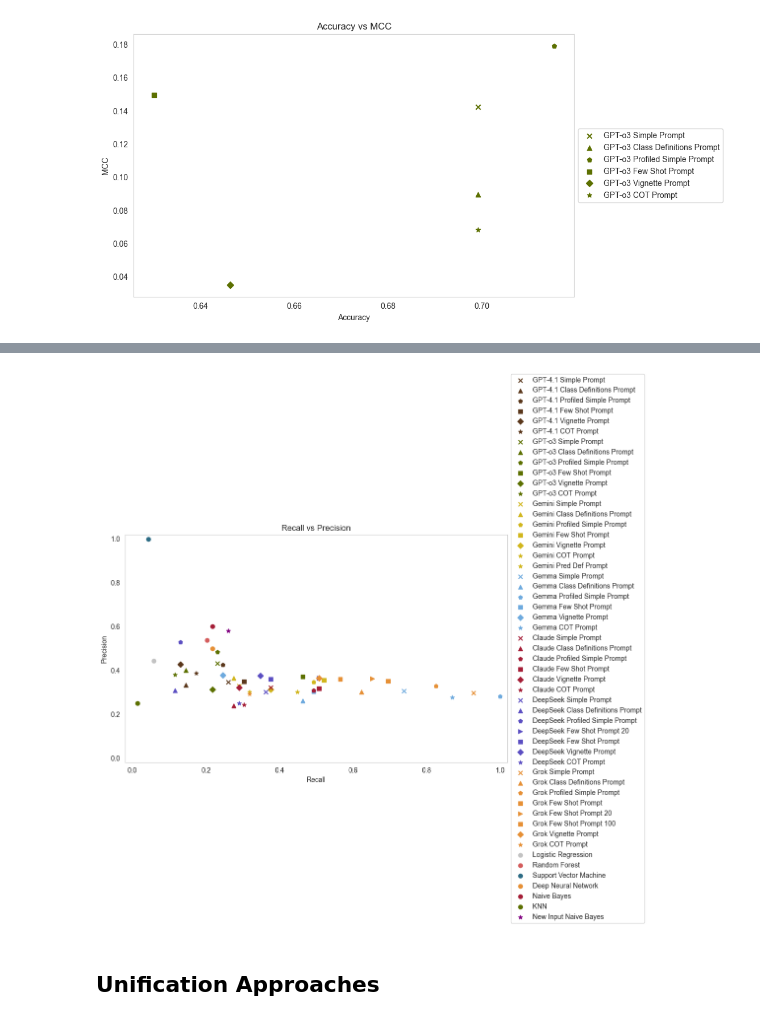
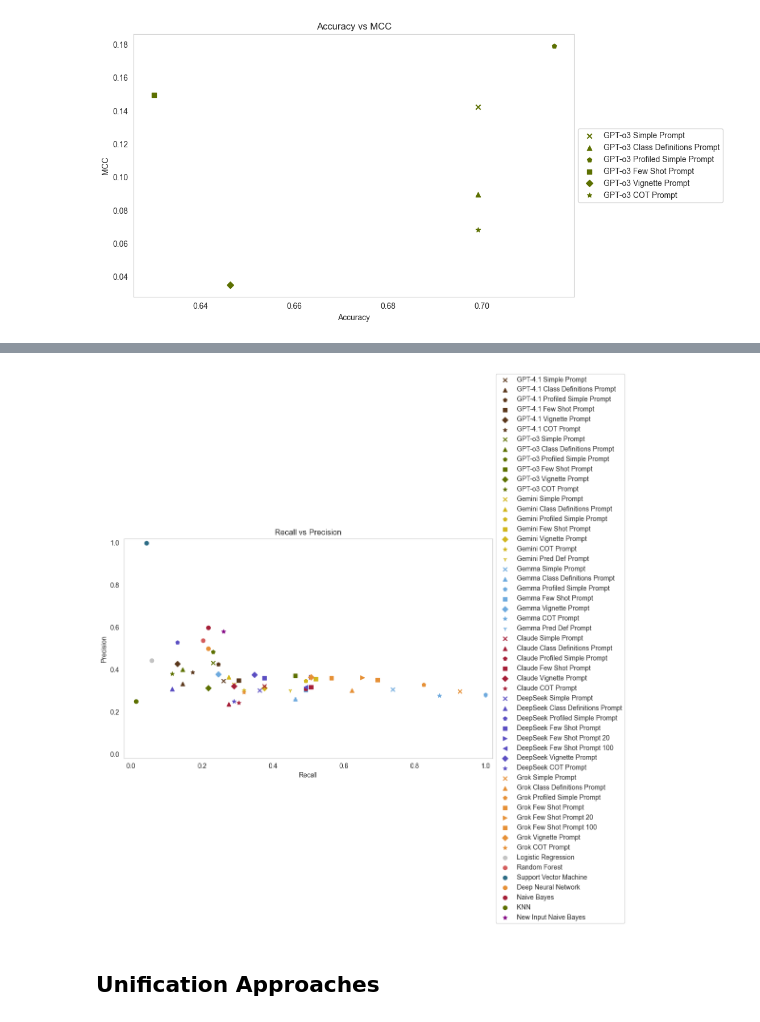
Before and after one commit to kimmizi/master_thesis, a Jupyter notebook: exp/05_Evaluation_Performance.ipynb, the cells around one changed output, grey strips where cells are left out. Drawn from its saved outputs; the diff is of its cells as text; code cells hidden in the pictures.

```diff
--- a/exp/05_Evaluation_Performance.ipynb
+++ b/exp/05_Evaluation_Performance.ipynb
@@ -79,6 +79,7 @@ y_pred_Gemma_profiled_simple_prompt = pd.read_csv("02_LLM/y_pred_LLMs/Gemma/y_pr
 y_pred_Gemma_few_shot_prompt = pd.read_csv("02_LLM/y_pred_LLMs/Gemma/y_pred_gemma_few_shot_prompt.csv", sep =",")
 y_pred_Gemma_vignette_prompt = pd.read_csv("02_LLM/y_pred_LLMs/Gemma/y_pred_gemma_vignette_prompt.csv", sep =",")
 y_pred_Gemma_cot_prompt = pd.read_csv("02_LLM/y_pred_LLMs/Gemma/y_pred_gemma_cot_prompt.csv", sep =",")
+y_pred_Gemma_pred_def_prompt = pd.read_csv("02_LLM/y_pred_LLMs/Gemma/y_pred_gemma_pred_def_prompt.csv", sep =",")
 # %%
 y_pred_Claude_4_simple_prompt = pd.read_csv("02_LLM/y_pred_LLMs/Claude/y_pred_claude_simple_prompt.csv", sep =",")
 y_pred_Claude_4_class_def_prompt = pd.read_csv("02_LLM/y_pred_LLMs/Claude/y_pred_claude_class_definitions_prompt.csv", sep =",")
@@ -381,3 +239,4 @@ metrics_Gemma_profiled_simple_prompt = calculate_metrics(y_test, y_pred_Gemma_pr
 metrics_Gemma_few_shot_prompt = calculate_metrics(y_test, y_pred_Gemma_few_shot_prompt["y_pred"])
 metrics_Gemma_vignette_prompt = calculate_metrics(y_test, y_pred_Gemma_vignette_prompt["y_pred"])
 metrics_Gemma_cot_prompt = calculate_metrics(y_test, y_pred_Gemma_cot_prompt["y_pred"])
+metrics_Gemma_pred_def_prompt = calculate_metrics(y_test, y_pred_Gemma_pred_def_prompt["y_pred"])
@@ -406,7 +251,8 @@ metrics_Claude_4_cot_prompt = calculate_metrics(y_test, y_pred_Claude_4_cot_prom
 metrics_DeepSeek_simple_prompt = calculate_metrics(y_test, y_pred_DeepSeek_simple_prompt["y_pred"])
 metrics_DeepSeek_class_def_prompt = calculate_metrics(y_test, y_pred_DeepSeek_class_def_prompt["y_pred"])
 metrics_DeepSeek_profiled_simple_prompt = calculate_metrics(y_test, y_pred_DeepSeek_profiled_simple_prompt["y_pred"])
+metrics_DeepSeek_few_shot_prompt = calculate_metrics(y_test, y_pred_DeepSeek_few_shot_prompt["y_pred"])
 metrics_DeepSeek_few_shot_prompt_20 = calculate_metrics(y_test, y_pred_DeepSeek_few_shot_prompt_20["y_pred"])
-metrics_DeepSeek_few_shot_prompt = calculate_metrics(y_test, y_pred_DeepSeek_few_shot_prompt["y_pred"])
+metrics_DeepSeek_few_shot_prompt_100 = calculate_metrics(y_test, y_pred_DeepSeek_few_shot_prompt_100["y_pred"])
 metrics_DeepSeek_vignette_prompt = calculate_metrics(y_test, y_pred_DeepSeek_vignette_prompt["y_pred"])
 metrics_DeepSeek_cot_prompt = calculate_metrics(y_test, y_pred_DeepSeek_cot_prompt["y_pred"])
@@ -815,7 +648,7 @@ plt.scatter(metrics_Gemini_few_shot_prompt["recall"], metrics_Gemini_few_shot_pr
 # plt.scatter(metrics_Gemini_few_shot_prompt_100["recall"], metrics_Gemini_few_shot_prompt_100["precision"], label = "Gemini Few Shot Prompt 100", color = hex_colors[2], marker = "v")
 plt.scatter(metrics_Gemini_vignette_prompt["recall"], metrics_Gemini_vignette_prompt["precision"], label = "Gemini Vignette Prompt", color = hex_colors[2], marker = "D")
 plt.scatter(metrics_Gemini_cot_prompt["recall"], metrics_Gemini_cot_prompt["precision"], label = "Gemini COT Prompt", color = hex_colors[2], marker = "*")
-plt.scatter(metrics_Gemini_pred_def_prompt["recall"], metrics_Gemini_pred_def_prompt["precision"], label = "Gemini Pred Def Prompt", color = hex_colors[2], marker = "*")
+plt.scatter(metrics_Gemini_pred_def_prompt["recall"], metrics_Gemini_pred_def_prompt["precision"], label = "Gemini Pred Def Prompt", color = hex_colors[2], marker = "1")
 
 plt.scatter(metrics_Gemma_simple_prompt["recall"], metrics_Gemma_simple_prompt["precision"], label = "Gemma Simple Prompt", color = hex_colors[5], marker = "x")
 plt.scatter(metrics_Gemma_class_def_prompt["recall"], metrics_Gemma_class_def_prompt["precision"], label = "Gemma Class Definitions Prompt", color = hex_colors[5], marker = "^")
@@ -823,6 +656,7 @@ plt.scatter(metrics_Gemma_profiled_simple_prompt["recall"], metrics_Gemma_profil
 plt.scatter(metrics_Gemma_few_shot_prompt["recall"], metrics_Gemma_few_shot_prompt["precision"], label = "Gemma Few Shot Prompt", color = hex_colors[5], marker = "s")
 plt.scatter(metrics_Gemma_vignette_prompt["recall"], metrics_Gemma_vignette_prompt["precision"], label = "Gemma Vignette Prompt", color = hex_colors[5], marker = "D")
 plt.scatter(metrics_Gemma_cot_prompt["recall"], metrics_Gemma_cot_prompt["precision"], label = "Gemma COT Prompt", color = hex_colors[5], marker = "*")
+plt.scatter(metrics_Gemma_pred_def_prompt["recall"], metrics_Gemma_cot_prompt["precision"], label = "Gemma Pred Def Prompt", color = hex_colors[5], marker = "1")
 
 plt.scatter(metrics_Claude_4_simple_prompt["recall"], metrics_Claude_4_simple_prompt["precision"], label = "Claude Simple Prompt", color = hex_colors[0], marker = "x")
 plt.scatter(metrics_Claude_4_class_def_prompt["recall"], metrics_Claude_4_class_def_prompt["precision"], label = "Claude Class Definitions Prompt", color = hex_colors[0], marker = "^")
@@ -834,40 +668,41 @@ plt.scatter(metrics_Claude_4_cot_prompt["recall"], metrics_Claude_4_cot_prompt["
 plt.scatter(metrics_DeepSeek_simple_prompt["recall"], metrics_DeepSeek_simple_prompt["precision"], label = "DeepSeek Simple Prompt", color = hex_colors[13], marker = "x")
 plt.scatter(metrics_DeepSeek_class_def_prompt["recall"], metrics_DeepSeek_class_def_prompt["precision"], label = "DeepSeek Class Definitions Prompt", color = hex_colors[13], marker = "^")
 plt.scatter(metrics_DeepSeek_profiled_simple_prompt["recall"], metrics_DeepSeek_profiled_simple_prompt["precision"], label = "DeepSeek Profiled Simple Prompt", color = hex_colors[13], marker = "p")
+plt.scatter(metrics_DeepSeek_few_shot_prompt["recall"], metrics_DeepSeek_few_shot_prompt["precision"], label = "DeepSeek Few Shot Prompt", color = hex_colors[13], marker = "s")
 plt.scatter(metrics_DeepSeek_few_shot_prompt_20["recall"], metrics_DeepSeek_few_shot_prompt_20["precision"], label = "DeepSeek Few Shot Prompt 20", color = hex_colors[13], marker = ">")
-plt.scatter(metrics_DeepSeek_few_shot_prompt["recall"], metrics_DeepSeek_few_shot_prompt["precision"], label = "DeepSeek Few Shot Prompt", color = hex_colors[13], marker = "s")
+plt.scatter(metrics_DeepSeek_few_shot_prompt_100["recall"], metrics_DeepSeek_few_shot_prompt_100["precision"], label = "DeepSeek Few Shot Prompt 100", color = hex_colors[13], marker = "<")
 plt.scatter(metrics_DeepSeek_vignette_prompt["recall"], metrics_DeepSeek_vignette_prompt["precision"], label = "DeepSeek Vignette Prompt", color = hex_colors[13], marker = "D")
 plt.scatter(metrics_DeepSeek_cot_prompt["recall"], metrics_DeepSeek_cot_prompt["precision"], label = "DeepSeek COT Prompt", color = hex_colors[13], marker = "*")
 
 plt.scatter(metrics_Grok_simple_prompt["recall"], metrics_Grok_simple_prompt["precision"], label = "Grok Simple Prompt", color = hex_colors[4], marker = "x")
 plt.scatter(metrics_Grok_class_def_prompt["recall"], metrics_Grok_class_def_prompt["precision"], label = "Grok Class Definitions Prompt", color = hex_colors[4], marker = "^")
 plt.scatter(metrics_Grok_profiled_simple_prompt["recall"], metrics_Grok_profiled_simple_prompt["precision"], label = "Grok Profiled Simple Prompt", color = hex_colors[4], marker = "p")
 plt.scatter(metrics_Grok_few_shot_prompt["recall"], metrics_Grok_few_shot_prompt["precision"], label = "Grok Few Shot Prompt", color = hex_colors[4], marker = "s")
 plt.scatter(metrics_Grok_few_shot_prompt_20["recall"], metrics_Grok_few_shot_prompt_20["precision"], label = "Grok Few Shot Prompt 20", color = hex_colors[4], marker = ">")
 plt.scatter(metrics_Grok_few_shot_prompt_100["recall"], metrics_Grok_few_shot_prompt_100["precision"], label = "Grok Few Shot Prompt 100", color = hex_colors[4], marker = "s")
 plt.scatter(metrics_Grok_vignette_prompt["recall"], metrics_Grok_vignette_prompt["precision"], label = "Grok Vignette Prompt", color = hex_colors[4], marker = "D")
 plt.scatter(metrics_Grok_cot_prompt["recall"], metrics_Grok_cot_prompt["precision"], label = "Grok COT Prompt", color = hex_colors[4], marker = "*")
 
 plt.scatter(metrics_lr["recall"], metrics_lr["precision"], label = "Logistic Regression", color = hex_colors[7])
 plt.scatter(metrics_rf["recall"], metrics_rf["precision"], label = "Random Forest", color = hex_colors[1])
 plt.scatter(metrics_svc["recall"], metrics_svc["precision"], label = "Support Vector Machine", color = hex_colors[6])
 plt.scatter(metrics_dnn["recall"], metrics_dnn["precision"], label = "Deep Neural Network", color = hex_colors[4])
 plt.scatter(metrics_nb["recall"], metrics_nb["precision"], label = "Naive Bayes", color = hex_colors[0])
 plt.scatter(metrics_knn["recall"], metrics_knn["precision"], label = "KNN", color = hex_colors[9])
 
 plt.scatter(metrics_new_input_nb["recall"], metrics_new_input_nb["precision"], label = "New Input Naive Bayes", color = "purple", marker = "*")
 
 
 plt.xlim(-0.02, 1.02)
 plt.ylim(-0.02, 1.02)
 
 plt.xlabel("Recall")
 plt.ylabel("Precision")
 plt.title("Recall vs Precision")
 plt.legend(loc = 'center left', bbox_to_anchor = (1, 0.5))
 plt.grid()
 # %% [output]
-[figure, old version]
+[figure, new version]
 # %% [markdown]
 ## Unification Approaches
 # %%
```
Also changed, not shown: parts of 20 cells of this notebook, 1 other file.
